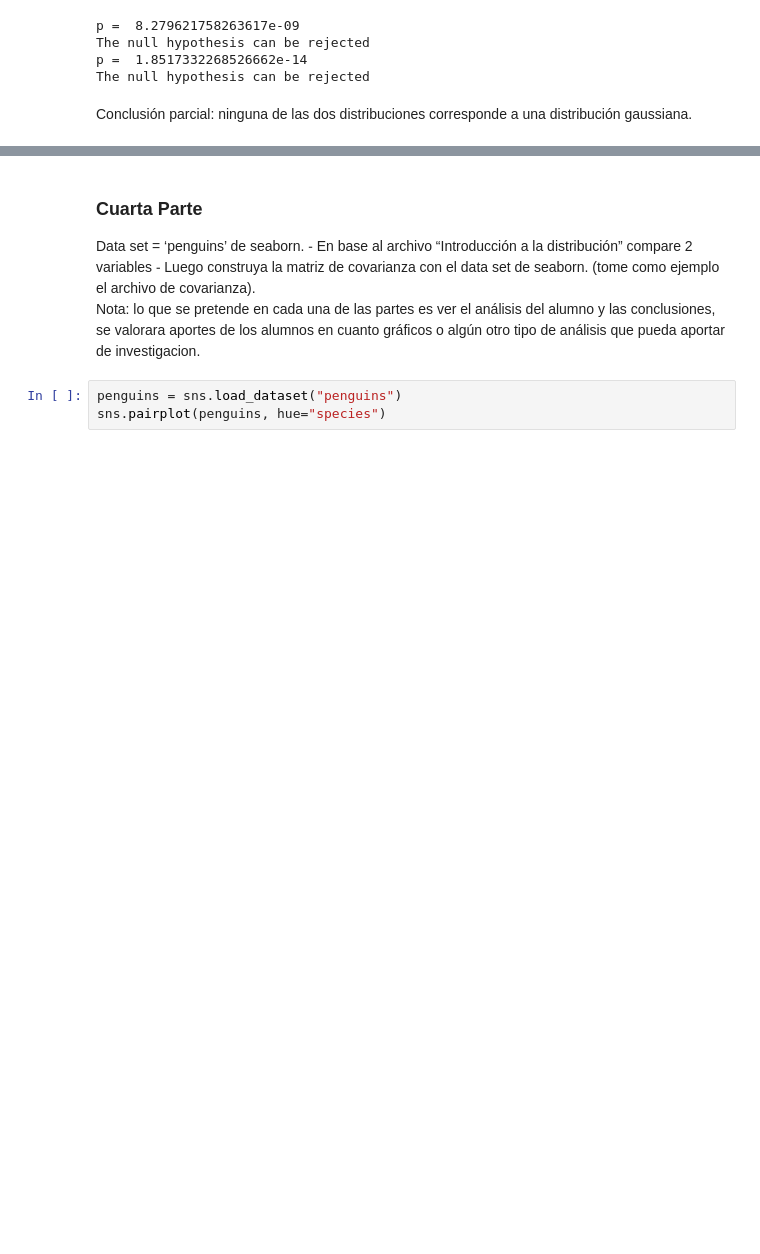
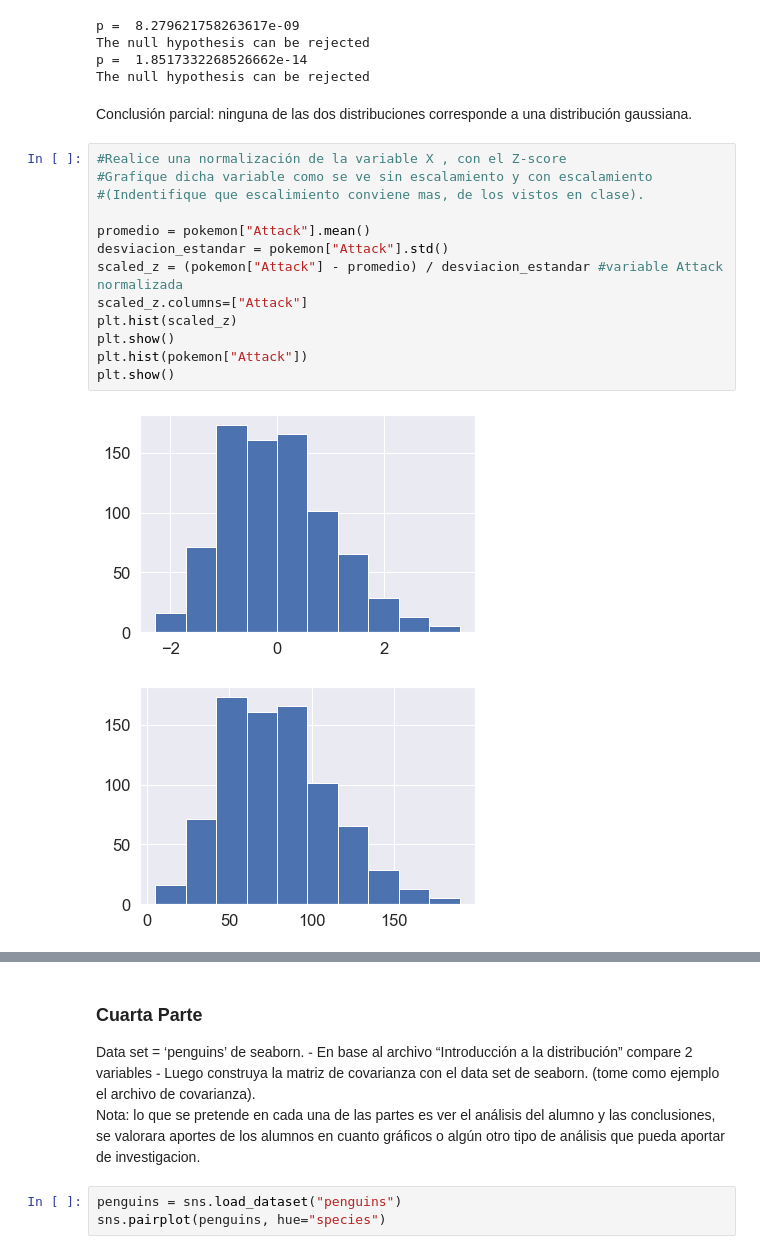
Before and after one commit to calbhach/CIENCIA_DE_DATOS, a Jupyter notebook: examen-modulo-4(CarlosCalvoMiranda).ipynb, the cells around one changed output, grey strips where cells are left out. Cells and saved outputs as stored; diff of their text form; blank space fills up the shorter version.

```diff
--- a/examen-modulo-4(CarlosCalvoMiranda).ipynb
+++ b/examen-modulo-4(CarlosCalvoMiranda).ipynb
@@ -501,3 +504,19 @@ p =  1.8517332268526662e-14
 The null hypothesis can be rejected
 # %% [markdown]
 Conclusión parcial: ninguna de las dos distribuciones corresponde a una distribución gaussiana.
+# %%
+#Realice una normalización de la variable X , con el Z-score
+#Grafique dicha variable como se ve sin escalamiento y con escalamiento
+#(Indentifique que escalimiento conviene mas, de los vistos en clase).
+
+promedio = pokemon["Attack"].mean()
+desviacion_estandar = pokemon["Attack"].std()
+scaled_z = (pokemon["Attack"] - promedio) / desviacion_estandar #variable Attack normalizada
+scaled_z.columns=["Attack"]
+plt.hist(scaled_z)
+plt.show()
+plt.hist(pokemon["Attack"])
+plt.show()
+# %% [output]
+[figure, added]
+[figure, added]
```
Also changed, not shown: parts of 8 cells of this notebook.
